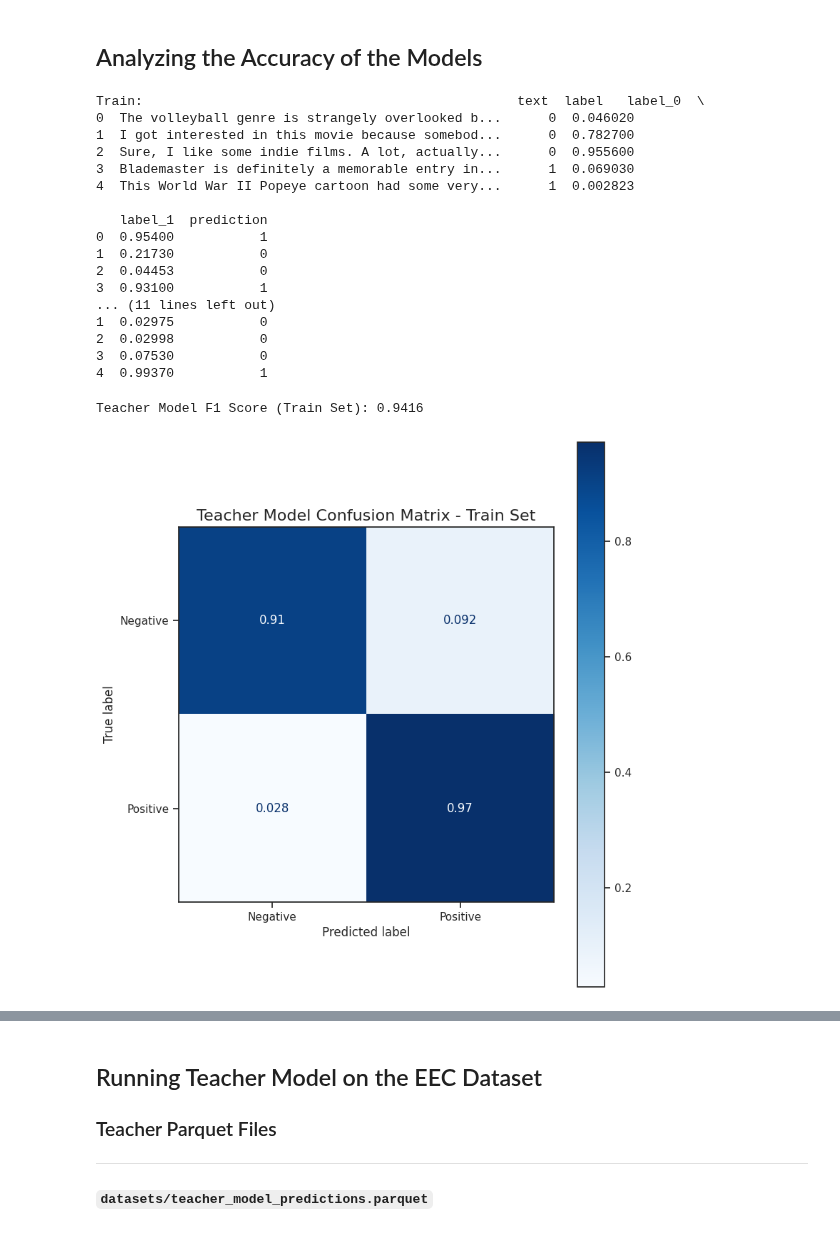
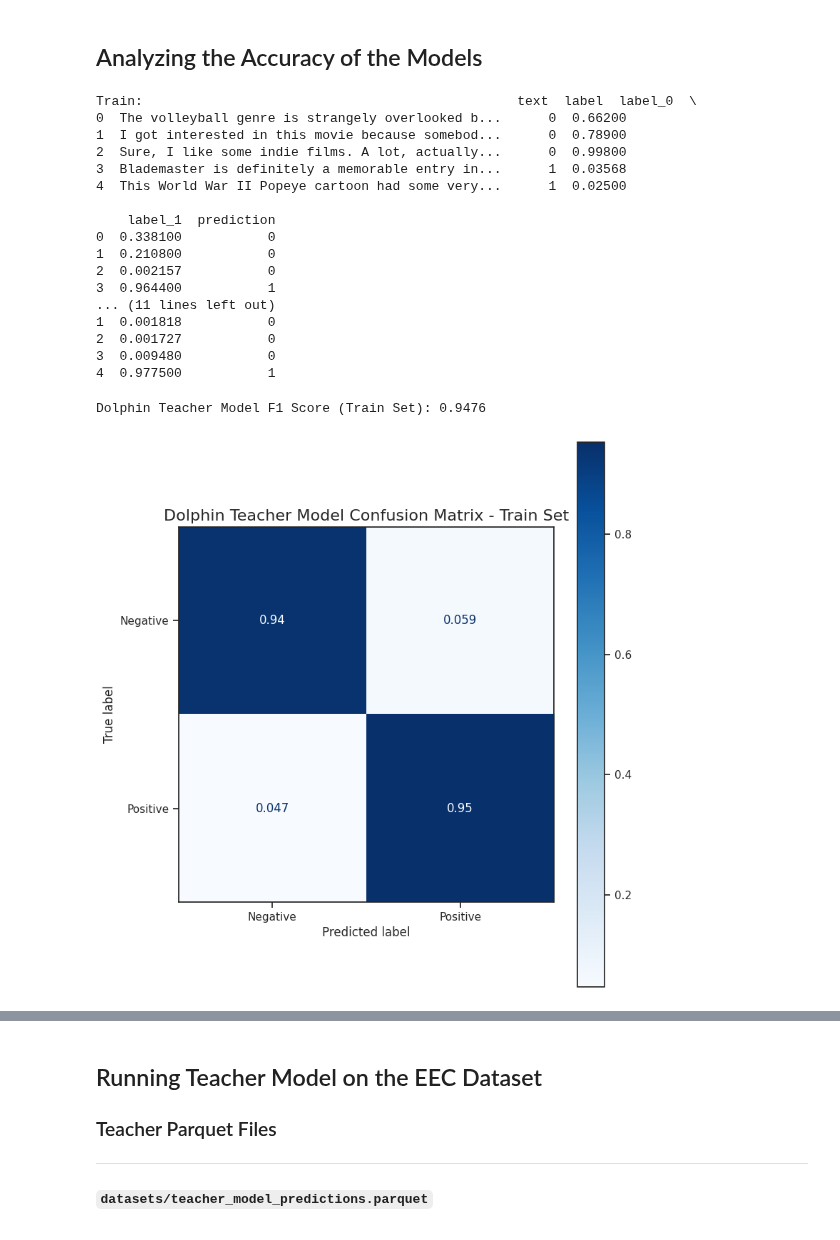
Before and after one commit to CharlesC03/NLP_Final_Project, a Jupyter notebook: analysis/teacher_analysis.ipynb, the cells around one changed output, grey strips where cells are left out. Cells and saved outputs as stored; diff of their text form; code cells hidden in the pictures.

```diff
--- a/analysis/teacher_analysis.ipynb
+++ b/analysis/teacher_analysis.ipynb
@@ -150,57 +150,57 @@ def compare_differences(df, constants: List[str], variable: str, metric_column:
 # %% [markdown]
 ## Analyzing the Accuracy of the Models
 # %%
-teacher_test_df = pd.read_csv("../data/llama3.1/test.csv")
-teacher_train_df = pd.read_csv("../data/llama3.1/train.csv")
+teacher_test_df = pd.read_csv("../data/dolphin/test.csv")
+teacher_train_df = pd.read_csv("../data/dolphin/train.csv")
 teacher_test_df['prediction'] = teacher_test_df[['label_0', 'label_1']].to_numpy().argmax(axis=1)
 teacher_train_df['prediction'] = teacher_train_df[['label_0', 'label_1']].to_numpy().argmax(axis=1)
 print(f"Train:{teacher_train_df.head()}\n")
 print(f"Test:{teacher_test_df.head()}\n")
 # %% [output]
-Train:                                                text  label   label_0  \
-0  The volleyball genre is strangely overlooked b...      0  0.046020
-1  I got interested in this movie because somebod...      0  0.782700
-2  Sure, I like some indie films. A lot, actually...      0  0.955600
-3  Blademaster is definitely a memorable entry in...      1  0.069030
-4  This World War II Popeye cartoon had some very...      1  0.002823
+Train:                                                text  label  label_0  \
+0  The volleyball genre is strangely overlooked b...      0  0.66200
+1  I got interested in this movie because somebod...      0  0.78900
+2  Sure, I like some indie films. A lot, actually...      0  0.99800
+3  Blademaster is definitely a memorable entry in...      1  0.03568
+4  This World War II Popeye cartoon had some very...      1  0.02500
 
-   label_1  prediction
-0  0.95400           1
-1  0.21730           0
-2  0.04453           0
-3  0.93100           1
+    label_1  prediction
+0  0.338100           0
+1  0.210800           0
+2  0.002157           0
+3  0.964400           1
 ... (11 lines left out)
-1  0.02975           0
-2  0.02998           0
-3  0.07530           0
-4  0.99370           1
+1  0.001818           0
+2  0.001727           0
+3  0.009480           0
+4  0.977500           1
 # %%
 fig, ax = plt.subplots(figsize=(8, 8))
 
 train_f1_score = f1_score(
     teacher_train_df['label'], teacher_train_df['prediction']
 )
 
 ConfusionMatrixDisplay.from_predictions(
     teacher_train_df['label'], teacher_train_df['prediction'],
     display_labels=["Negative", "Positive"],
     cmap=plt.cm.Blues,
     normalize='true',
     ax = ax
 )
 
-ax.set_title("Teacher Model Confusion Matrix - Train Set", fontsize=16)
+ax.set_title("Dolphin Teacher Model Confusion Matrix - Train Set", fontsize=16)
 
 fig.tight_layout()
 
-fig.savefig("graphs/teacher_model_confusion_matrix_train.png", dpi=300)
+fig.savefig("graphs/teacher_dolphin_model_confusion_matrix_train.png", dpi=300)
 
-print(f"Teacher Model F1 Score (Train Set): {train_f1_score:.4f}")
+print(f"Dolphin Teacher Model F1 Score (Train Set): {train_f1_score:.4f}")
 
 plt.show()
 # %% [output]
-Teacher Model F1 Score (Train Set): 0.9416
+Dolphin Teacher Model F1 Score (Train Set): 0.9476
-[figure, old version]
+[figure, new version]
 # %%
 fig, ax = plt.subplots(figsize=(8, 8))
 
```
Also changed, not shown: parts of 12 cells of this notebook, 8 other files.
